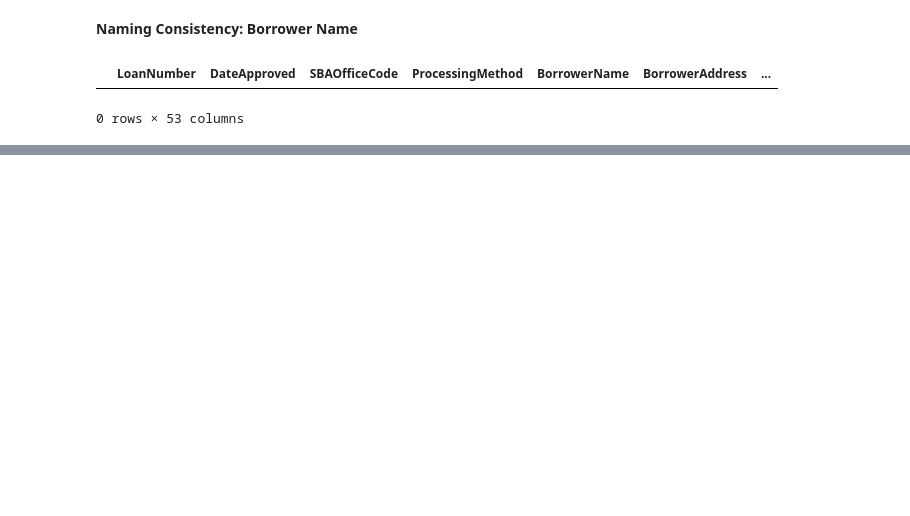
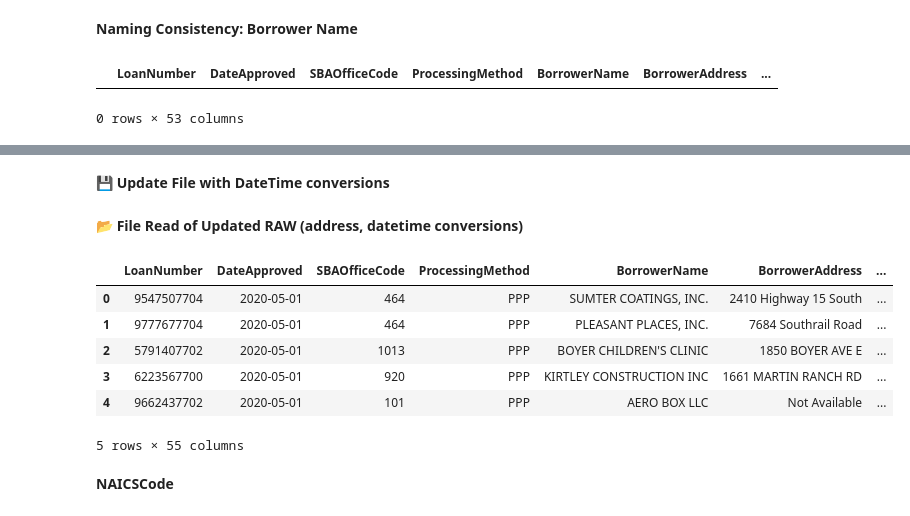
Before and after one commit to cspence001/mapdata_finalization_notebooks, a Jupyter notebook: main_label_pipe24.ipynb, the cells around one changed output, grey strips where cells are left out. Cells and saved outputs as stored; diff of their text form; code cells hidden in the pictures; blank space fills up the shorter version.

```diff
--- a/main_label_pipe24.ipynb
+++ b/main_label_pipe24.ipynb
@@ -361,0 +513,2 @@ Found 13 null addresses (address, city, state, and/or zip) loan records
+# %% [markdown]
+<b> 💾 Update File with DateTime conversions
@@ -361,0 +517,16 @@ Found 13 null addresses (address, city, state, and/or zip) loan records
+# %% [markdown]
+<b> 📂 File Read of Updated RAW (address, datetime conversions)
+# %%
+csv_path_update = "../data/raw/>150K/public_150k_plus_240930_addTS.csv"
+ppp_df_24 = pd.read_csv(csv_path_update, index_col=0)
+ppp_df_24.head()
+# %% [output]
+|  | LoanNumber | DateApproved | SBAOfficeCode | ProcessingMethod | BorrowerName | BorrowerAddress | ... |
+| 0 | 9547507704 | 2020-05-01 | 464 | PPP | SUMTER COATINGS, INC. | 2410 Highway 15 South | ... |
+| 1 | 9777677704 | 2020-05-01 | 464 | PPP | PLEASANT PLACES, INC. | 7684 Southrail Road | ... |
+| 2 | 5791407702 | 2020-05-01 | 1013 | PPP | BOYER CHILDREN'S CLINIC | 1850 BOYER AVE E | ... |
+| 3 | 6223567700 | 2020-05-01 | 920 | PPP | KIRTLEY CONSTRUCTION INC | 1661 MARTIN RANCH RD | ... |
+| 4 | 9662437702 | 2020-05-01 | 101 | PPP | AERO BOX LLC | Not Available | ... |
+5 rows × 55 columns
+# %% [markdown]
+<b>NAICSCode
```
Also changed, not shown: parts of 35 cells of this notebook, 1 other file.
